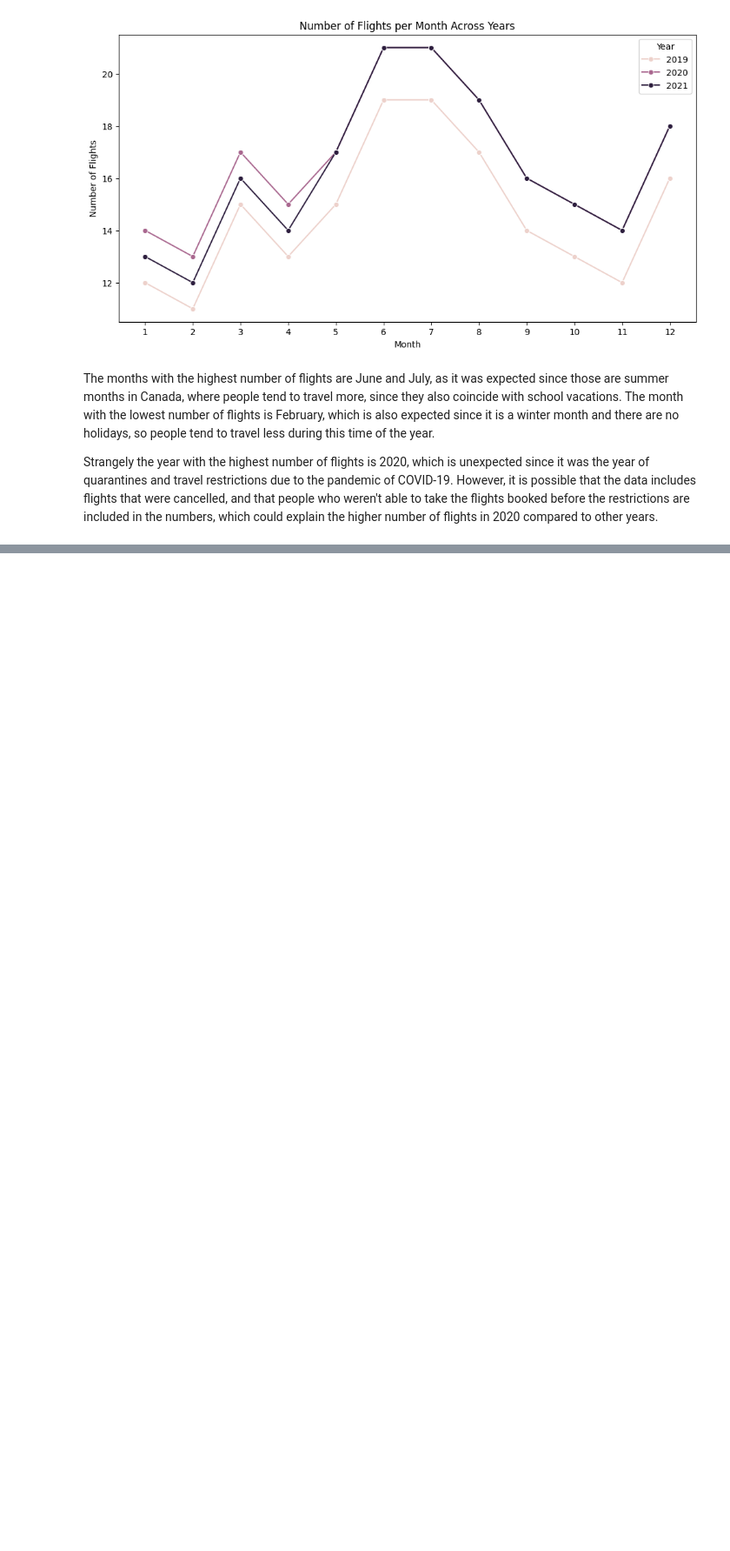
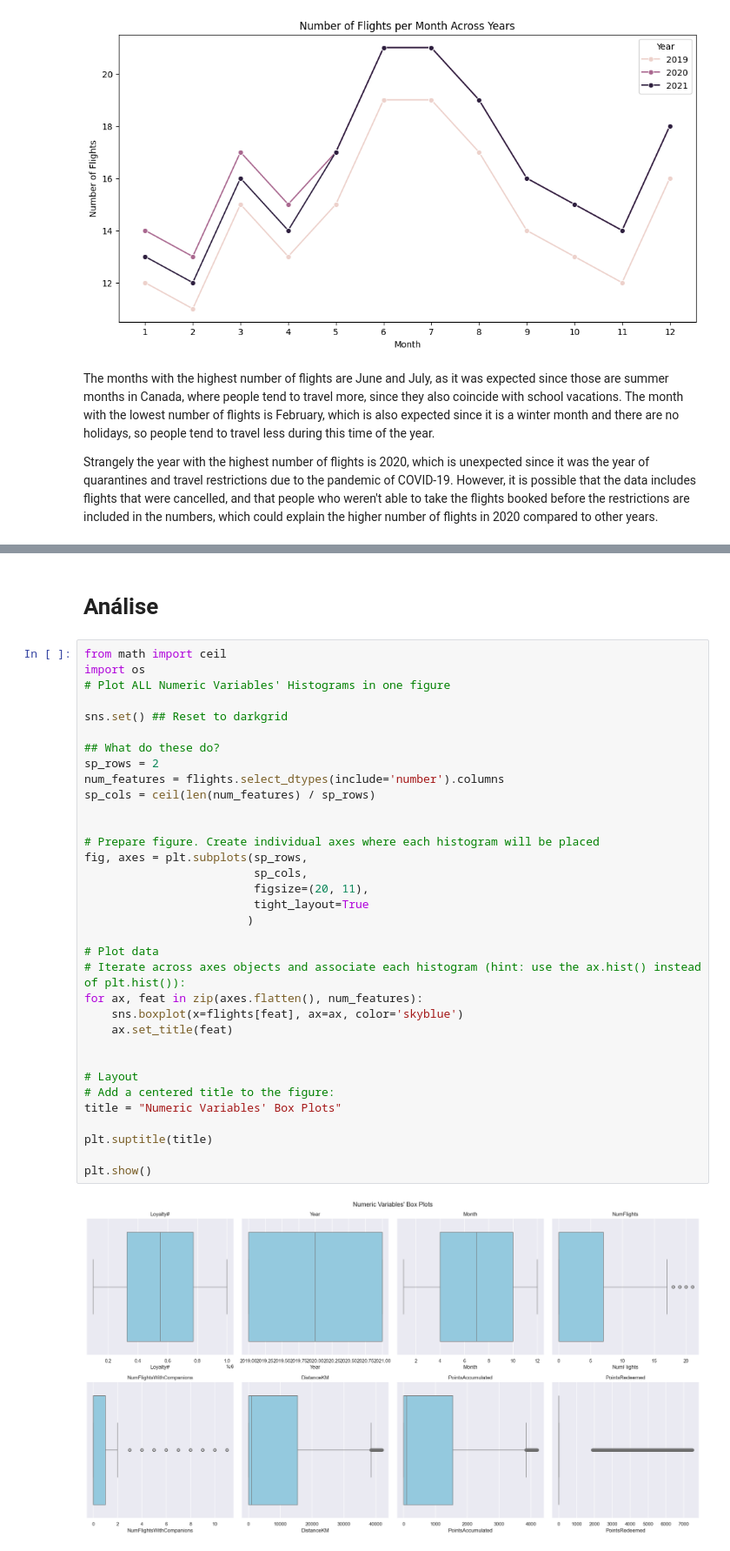
Before and after one commit to catamina07/datamining-group, a Jupyter notebook: marta/DM_Project.ipynb, the cells around one changed output, grey strips where cells are left out. Shown at 87% size. Saved outputs shown, nothing was run; the diff lists cells and outputs as text; blank space fills up the shorter version.

```diff
--- a/marta/DM_Project.ipynb
+++ b/marta/DM_Project.ipynb
@@ -312,0 +610,38 @@ Strangely the year with the highest number of flights is 2020, which is unexpect
+# %% [markdown]
+# Análise
+# %%
+from math import ceil
+import os
+# Plot ALL Numeric Variables' Histograms in one figure
+
+sns.set() ## Reset to darkgrid
+
+## What do these do?
+sp_rows = 2
+num_features = flights.select_dtypes(include='number').columns
+sp_cols = ceil(len(num_features) / sp_rows)
+
+
+# Prepare figure. Create individual axes where each histogram will be placed
+fig, axes = plt.subplots(sp_rows,
+                         sp_cols,
+                         figsize=(20, 11),
+                         tight_layout=True
+                        )
+
+# Plot data
+# Iterate across axes objects and associate each histogram (hint: use the ax.hist() instead of plt.hist()):
+for ax, feat in zip(axes.flatten(), num_features):
+    sns.boxplot(x=flights[feat], ax=ax, color='skyblue')
+    ax.set_title(feat)
+
+
+# Layout
+# Add a centered title to the figure:
+title = "Numeric Variables' Box Plots"
+
+plt.suptitle(title)
+
+plt.show()
+# %% [output]
+[figure, added]
```
Also changed, not shown: parts of 41 cells of this notebook, 1 other file.
